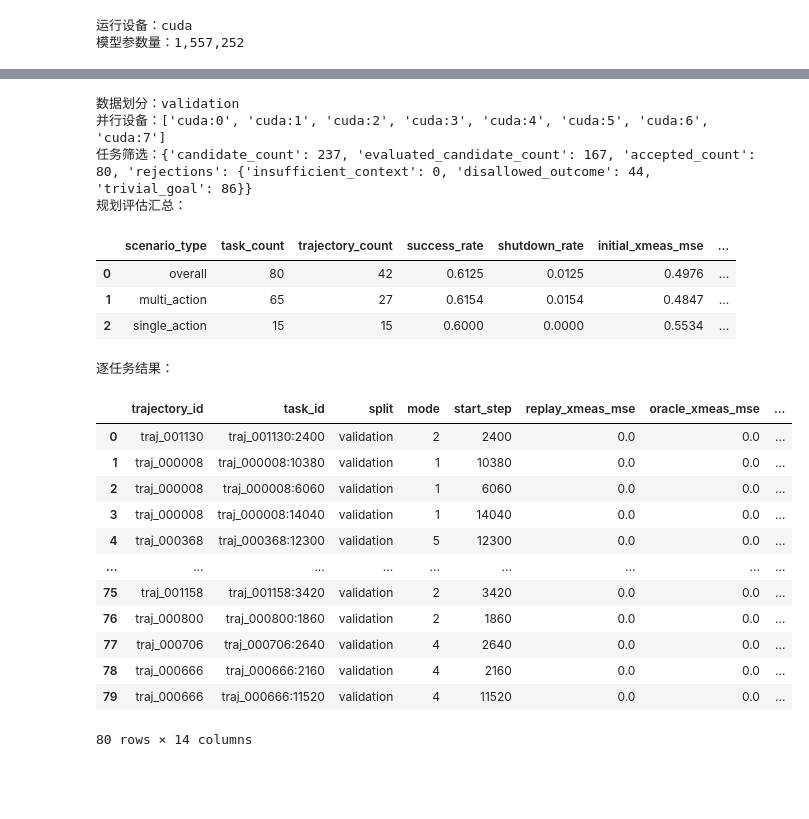
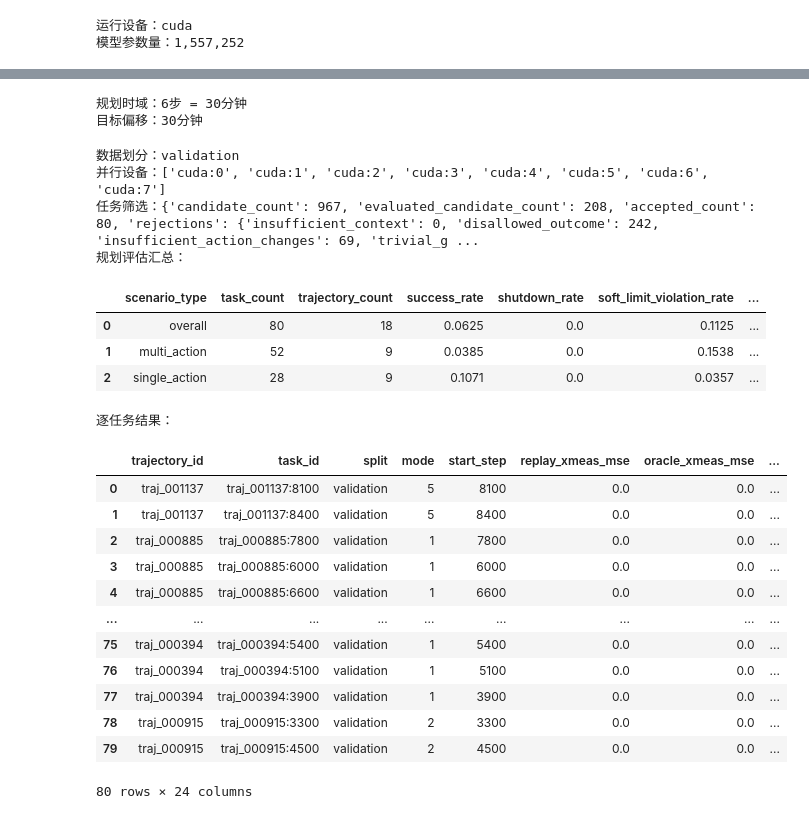
Before and after one commit to ShixiangLi/tepwm, a Jupyter notebook: tutorial/tep_tutorial.ipynb, the cells around one changed output, grey strips where cells are left out. Drawn from its saved outputs; the diff is of its cells as text; code cells hidden in the pictures; blank space fills up the shorter version.

```diff
--- a/tutorial/tep_tutorial.ipynb
+++ b/tutorial/tep_tutorial.ipynb
@@ -503,7 +542,7 @@ print(f"模型参数量：{parameter_count:,}")
 # 训练始终读取配置中的latest数据集，避免时间戳目录与配置脱节。
 training_config = project_config["training"]
 dataset_dir = project_root / training_config["dataset_dir"]
-sample_stride = int(training_config["sample_stride_steps"])
+sample_stride = model_step_seconds(project_config["data"])
 
 # 只根据训练轨迹计算53维状态和11维动作的标准化参数。
 normalization = compute_normalization(
@@ -515,9 +554,7 @@ normalization = compute_normalization(
 dataset_options = {
     "stats": normalization,
     "history_size": model_config["history_size"],
-    "rollout_horizon": max(training_config["rollout_horizons"]),
     "sample_stride_steps": sample_stride,
-    "window_stride_steps": training_config["window_stride_steps"],
     "preload": training_config["preload"],
 }
 train_dataset = TEPWindowDataset(
@@ -547,8 +584,8 @@ dataset_summary = pd.DataFrame(
 display(dataset_summary)
 first_batch = next(iter(train_loader))
 print(f"数据目录：{dataset_dir}")
+print(f"模型步长：{sample_stride / 60:g}分钟；训练窗口：{model_config['history_size'] * sample_stride / 60:g}分钟")
 print(f"状态批次：{tuple(first_batch['observations'].shape)}")
 print(f"动作批次：{tuple(first_batch['actions'].shape)}")
-print(f"未来动作：{tuple(first_batch['future_actions'].shape)}")
-print(f"多步目标：{tuple(first_batch['rollout_targets'].shape)}")
+print(f"单步目标观测：{tuple(first_batch['observations'][:, 1:].shape)}")
 # %% [output]
@@ -691,44 +742,50 @@ CEM在latent空间优化稀疏、分段保持且幅度受限的SP动作，MPC在
 # %%
-# 只在验证集批量评估；调参完成后再单独运行一次测试集。
-planning_split = project_config["planning"]["validation_split"]
+# H读取planning.horizon；仅在验证集调节，训练窗口与损失不随H变化。
+# 调参完成后再单独运行一次测试集。
+planning_split = project_config["planning"]["split"]
+step_minutes = model_step_seconds(project_config["data"]) / 60
+print(f"规划时域：{project_config['planning']['horizon']}步 = {project_config['planning']['horizon'] * step_minutes:g}分钟")
+print(f"目标偏移：{project_config['planning']['goal_offset_steps'] * step_minutes:g}分钟")
 planning_evaluation = evaluate_planning_tasks(
     checkpoint_path,
     dataset_dir,
     project_config,
     split=planning_split,
     device=str(device),
 )
 
 print(f"数据划分：{planning_evaluation['split']}")
 print(f"并行设备：{planning_evaluation['devices']}")
 print(f"任务筛选：{planning_evaluation['screening']}")
 print("规划评估汇总：")
 display(planning_evaluation["summary"].round(4))
 print("逐任务结果：")
 display(planning_evaluation["per_task"].round(4))
 # %% [output]
-数据划分：validation
-并行设备：['cuda:0', 'cuda:1', 'cuda:2', 'cuda:3', 'cuda:4', 'cuda:5', 'cuda:6', 'cuda:7']
-任务筛选：{'candidate_count': 237, 'evaluated_candidate_count': 167, 'accepted_count': 80, 'rejections': {'insufficient_context': 0, 'disallowed_outcome': 44, 'trivial_goal': 86}}
-规划评估汇总：
+规划时域：6步 = 30分钟
+目标偏移：30分钟
+数据划分：validation
+并行设备：['cuda:0', 'cuda:1', 'cuda:2', 'cuda:3', 'cuda:4', 'cuda:5', 'cuda:6', 'cuda:7']
+任务筛选：{'candidate_count': 967, 'evaluated_candidate_count': 208, 'accepted_count': 80, 'rejections': {'insufficient_context': 0, 'disallowed_outcome': 242, 'insufficient_action_changes': 69, 'trivial_g ...
+规划评估汇总：
-|  | scenario_type | task_count | trajectory_count | success_rate | shutdown_rate | initial_xmeas_mse | ... |
-| 0 | overall | 80 | 42 | 0.6125 | 0.0125 | 0.4976 | ... |
-| 1 | multi_action | 65 | 27 | 0.6154 | 0.0154 | 0.4847 | ... |
-| 2 | single_action | 15 | 15 | 0.6000 | 0.0000 | 0.5534 | ... |
+|  | scenario_type | task_count | trajectory_count | success_rate | shutdown_rate | soft_limit_violation_rate | ... |
+| 0 | overall | 80 | 18 | 0.0625 | 0.0 | 0.1125 | ... |
+| 1 | multi_action | 52 | 9 | 0.0385 | 0.0 | 0.1538 | ... |
+| 2 | single_action | 28 | 9 | 0.1071 | 0.0 | 0.0357 | ... |
-逐任务结果：
+逐任务结果：
 |  | trajectory_id | task_id | split | mode | start_step | replay_xmeas_mse | oracle_xmeas_mse | ... |
-| 0 | traj_001130 | traj_001130:2400 | validation | 2 | 2400 | 0.0 | 0.0 | ... |
-| 1 | traj_000008 | traj_000008:10380 | validation | 1 | 10380 | 0.0 | 0.0 | ... |
-| 2 | traj_000008 | traj_000008:6060 | validation | 1 | 6060 | 0.0 | 0.0 | ... |
-| 3 | traj_000008 | traj_000008:14040 | validation | 1 | 14040 | 0.0 | 0.0 | ... |
-| 4 | traj_000368 | traj_000368:12300 | validation | 5 | 12300 | 0.0 | 0.0 | ... |
+| 0 | traj_001137 | traj_001137:8100 | validation | 5 | 8100 | 0.0 | 0.0 | ... |
+| 1 | traj_001137 | traj_001137:8400 | validation | 5 | 8400 | 0.0 | 0.0 | ... |
+| 2 | traj_000885 | traj_000885:7800 | validation | 1 | 7800 | 0.0 | 0.0 | ... |
+| 3 | traj_000885 | traj_000885:6000 | validation | 1 | 6000 | 0.0 | 0.0 | ... |
+| 4 | traj_000885 | traj_000885:6600 | validation | 1 | 6600 | 0.0 | 0.0 | ... |
 | ... | ... | ... | ... | ... | ... | ... | ... | ... |
-| 75 | traj_001158 | traj_001158:3420 | validation | 2 | 3420 | 0.0 | 0.0 | ... |
-| 76 | traj_000800 | traj_000800:1860 | validation | 2 | 1860 | 0.0 | 0.0 | ... |
-| 77 | traj_000706 | traj_000706:2640 | validation | 4 | 2640 | 0.0 | 0.0 | ... |
-| 78 | traj_000666 | traj_000666:2160 | validation | 4 | 2160 | 0.0 | 0.0 | ... |
-| 79 | traj_000666 | traj_000666:11520 | validation | 4 | 11520 | 0.0 | 0.0 | ... |
+| 75 | traj_000394 | traj_000394:5400 | validation | 1 | 5400 | 0.0 | 0.0 | ... |
+| 76 | traj_000394 | traj_000394:5100 | validation | 1 | 5100 | 0.0 | 0.0 | ... |
+| 77 | traj_000394 | traj_000394:3900 | validation | 1 | 3900 | 0.0 | 0.0 | ... |
+| 78 | traj_000915 | traj_000915:3300 | validation | 2 | 3300 | 0.0 | 0.0 | ... |
+| 79 | traj_000915 | traj_000915:4500 | validation | 2 | 4500 | 0.0 | 0.0 | ... |
-80 rows × 14 columns
+80 rows × 24 columns
 # %%
 # 优先选择成功任务中改善程度居中的代表性案例；若均失败，则选择最具代表性的失败案例。
 planning_case = planning_evaluation["typical_case"]
```
Also changed, not shown: parts of 51 cells of this notebook, 14 other files.
